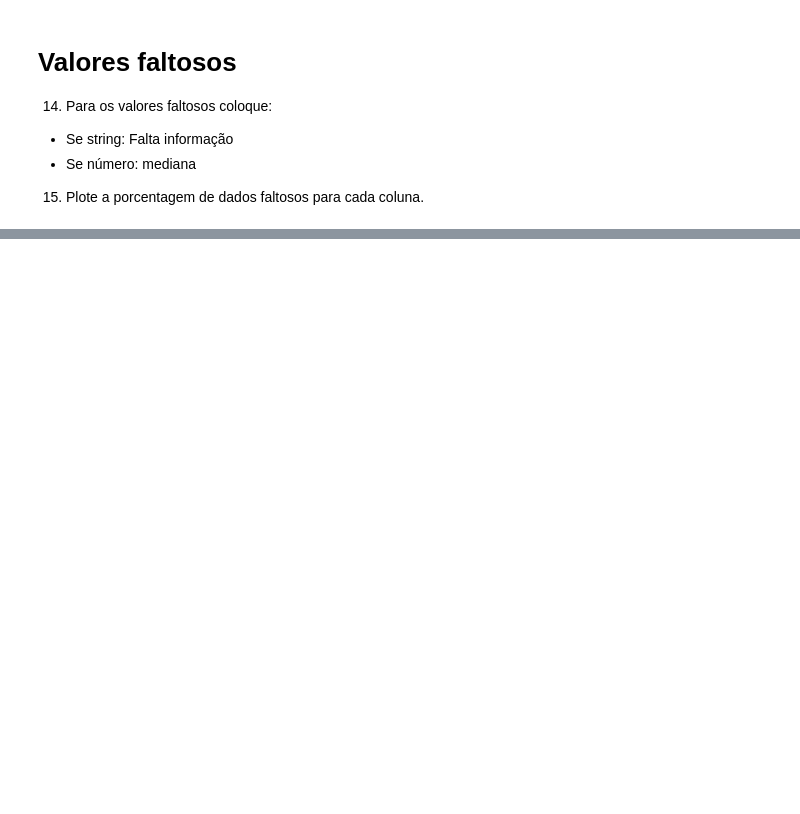
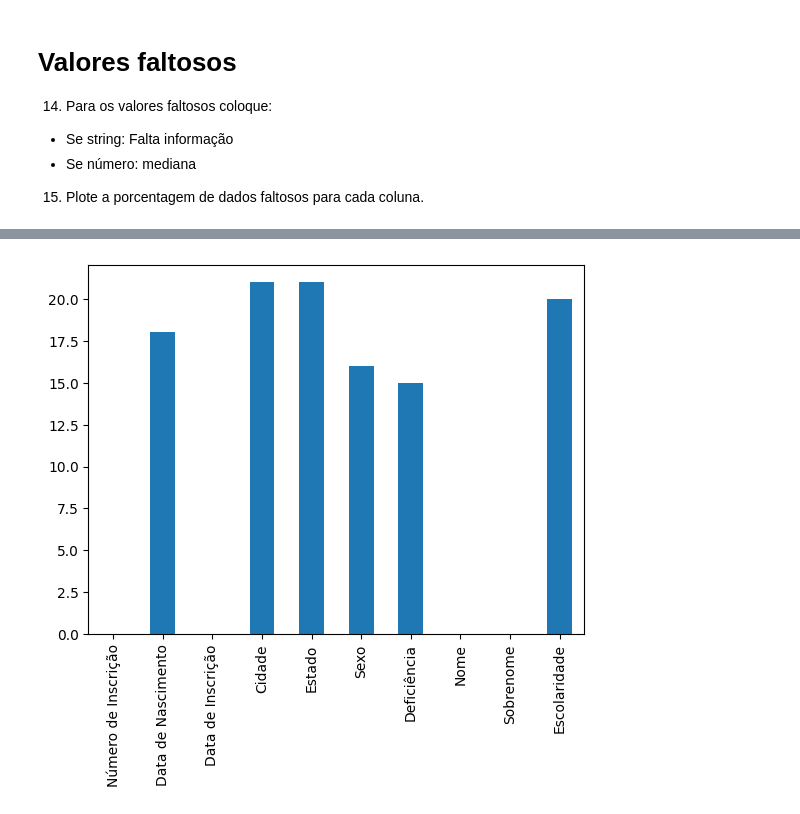
Before and after one commit to MicheleFeitosa/dataanalytics-womakerscode, a Jupyter notebook: [Notebook]_Python_para_Dados_Pandas.ipynb, the cells around one changed output, grey strips where cells are left out. Cells and saved outputs as stored; diff of their text form; code cells hidden in the pictures; blank space fills up the shorter version.

```diff
--- a/[Notebook]_Python_para_Dados_Pandas.ipynb
+++ b/[Notebook]_Python_para_Dados_Pandas.ipynb
@@ -36,2 +133,5 @@ df.head(10)
 8. Qual é a porcentagem de pessoas com deficiência?
 9. Quantas pessoas são do estado do Piauí?
+# %%
+df_concurso = pd.read_csv('dados_concurso.csv')
+df_concurso.head()
@@ -48,0 +210,5 @@ Temos como base inscrições em um concurso público, utilizando indexação ret
+# %%
+# Quantas pessoas nasceram antes de 1995?
+df_concurso['Data de Nascimento'] = pd.to_datetime(df_concurso['Data de Nascimento'])
+df_antes_1995 = df_concurso.loc[df_concurso['Data de Nascimento'] < np.datetime64('1995')]
+df_antes_1995
@@ -48,0 +247,4 @@ Temos como base inscrições em um concurso público, utilizando indexação ret
+# %%
+# Quais foram os primeiros 10 inscritos?
+df_10_primeiros = df_concurso.set_index('Data de Inscrição').sort_index()[:10]
+df_10_primeiros
@@ -55,0 +289,7 @@ Temos como base inscrições em um concurso público, utilizando indexação ret
+# %%
+#Plote a porcentagem de dados faltosos para cada coluna
+df_pct_faltosos = df_concurso.isna().mean()*100
+df_pct_faltosos.plot(kind='bar')
+plt.show()
+# %% [output]
+[figure, added]
```
Also changed, not shown: parts of 19 cells of this notebook.
